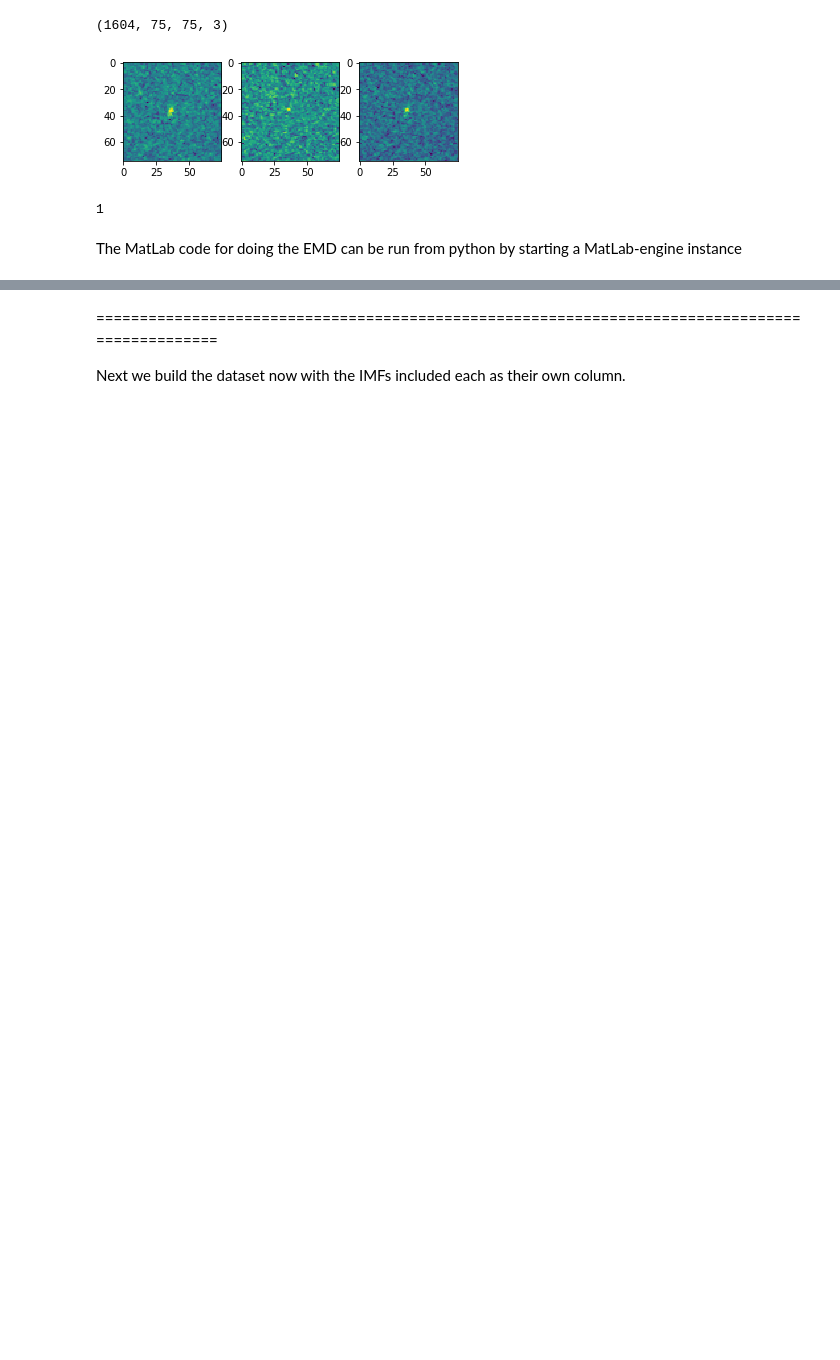
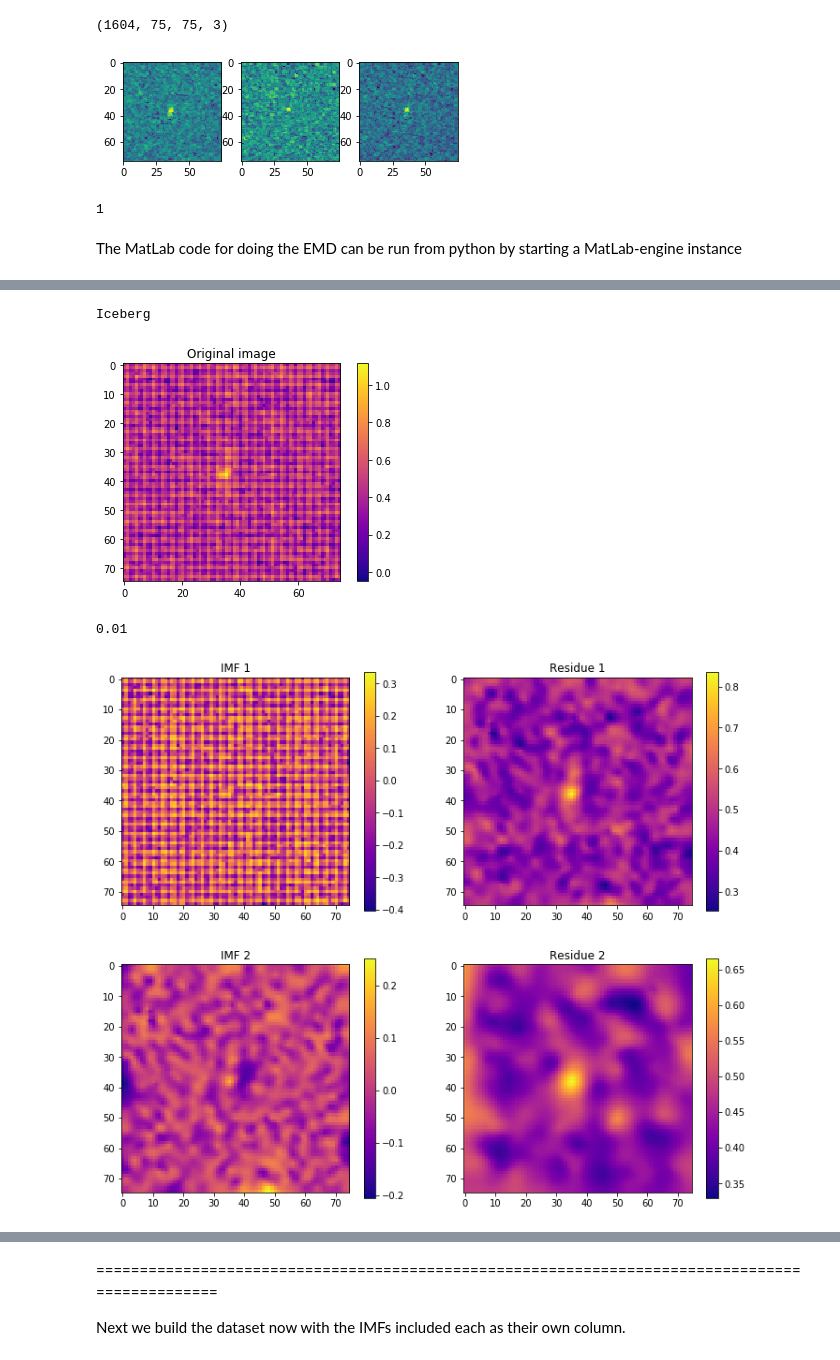
Before and after one commit to holwech/AdaptiveDataAnalysis, a Jupyter notebook: EMD2D_testing.ipynb, the cells around one changed output, grey strips where cells are left out. Saved outputs shown, nothing was run; the diff lists cells and outputs as text; code cells hidden in the pictures; blank space fills up the shorter version.

```diff
--- a/EMD2D_testing.ipynb
+++ b/EMD2D_testing.ipynb
@@ -128,3 +162,34 @@ imfs1.shape
+# %%
+
+idx = 33
+
+print_label(idx)
+
+img_band1 = X_train[idx,:,:,0]
+img_band1 = normalize(img_band1)
+
+x = np.arange(0, 75)
+y = np.arange(0, 75)
+xx, yy = np.meshgrid(x, y)
+mask = np.sin(xx*2)/8+np.sin(yy*2)/8
+#mask = np.sin(xx/1.2)/12+np.sin(yy/1.2)/12
+
+
+plt.figure(1)
+plt.clf()
+plt.imshow(img_band1+mask,cmap='plasma')
+plt.title('Original image')
+plt.colorbar()
+plt.savefig('Orig_img.eps')
+plt.show()
+
+imfs1, residues1, medel1 = IEMD(img_band1+mask,0.01,2,'4')
+plot_IEMD(imfs1, residues1)
+# %% [output]
+Iceberg
+[figure, added]
+0.01
+[figure, added]
 # %%
 import plotly
 import plotly.plotly as py
```
Also changed, not shown: parts of 3 cells of this notebook, 3 other files.
